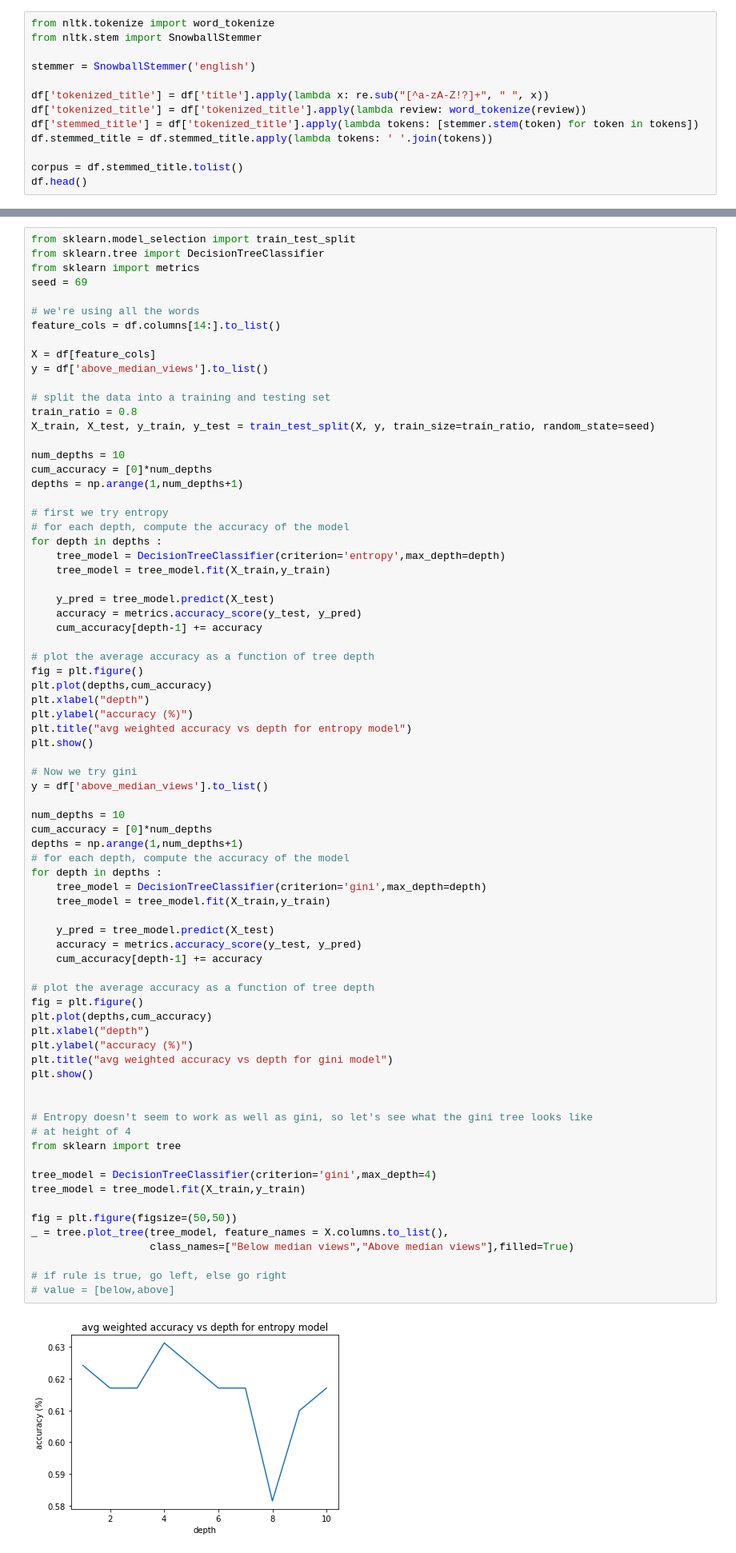
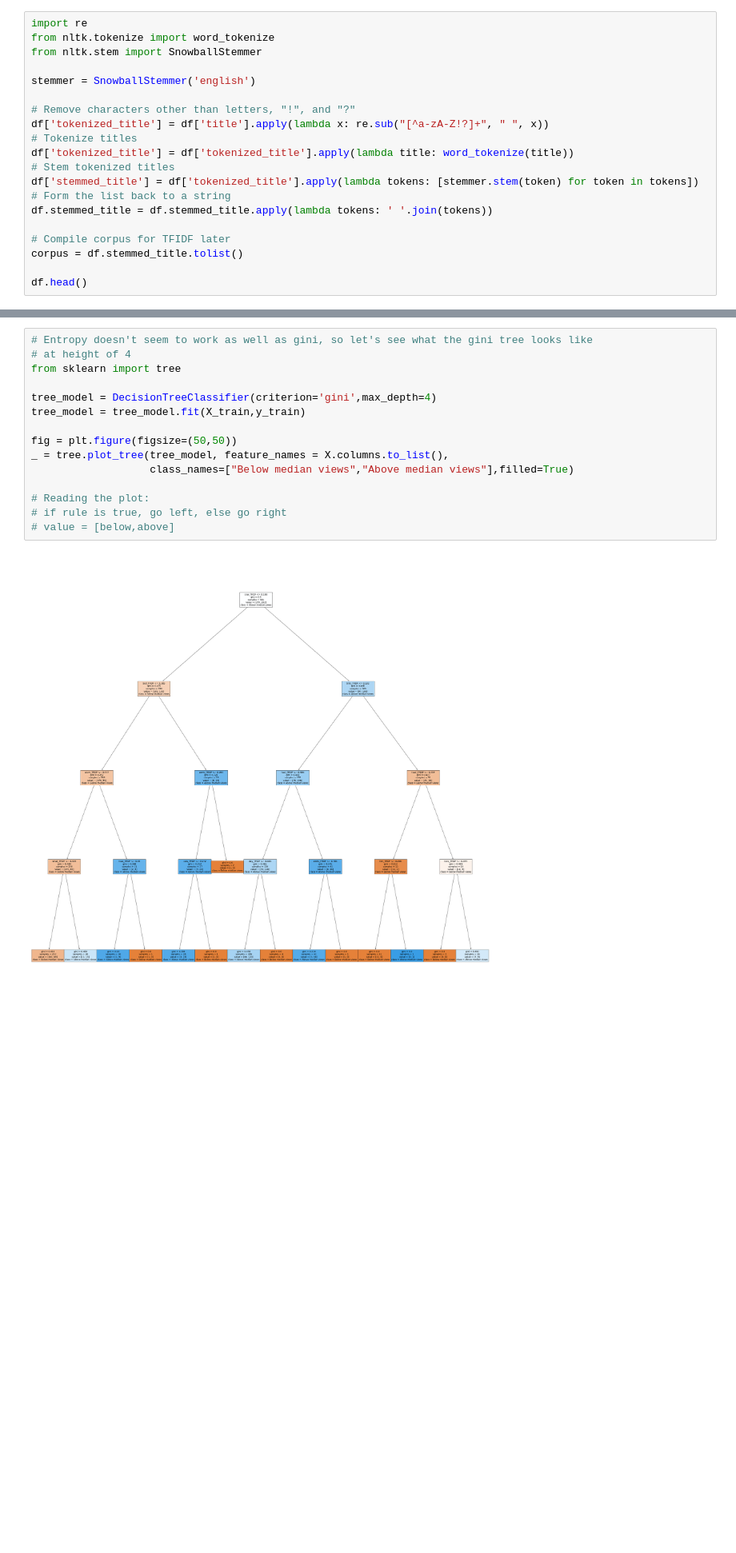
Before and after one commit to ctitus1/CMSC320-Final, a Jupyter notebook: Final.ipynb, the cells around one changed output, grey strips where cells are left out. Shown: that part at 80% size. Drawn from its saved outputs; the diff is of its cells as text; blank space fills up the shorter version.

```diff
--- a/Final.ipynb
+++ b/Final.ipynb
@@ -235,17 +265,24 @@ Step 4: Process titles
 
 This step I reduce the words to their semantic meaning to make it easier to learn on them. I'll prep the titles for tokenization by removing characters other than letters, "!", and "?".
 # %%
+import re
 from nltk.tokenize import word_tokenize
 from nltk.stem import SnowballStemmer
 
 stemmer = SnowballStemmer('english')
 
+# Remove characters other than letters, "!", and "?"
 df['tokenized_title'] = df['title'].apply(lambda x: re.sub("[^a-zA-Z!?]+", " ", x))
-df['tokenized_title'] = df['tokenized_title'].apply(lambda review: word_tokenize(review))
+# Tokenize titles
+df['tokenized_title'] = df['tokenized_title'].apply(lambda title: word_tokenize(title))
+# Stem tokenized titles
 df['stemmed_title'] = df['tokenized_title'].apply(lambda tokens: [stemmer.stem(token) for token in tokens])
+# Form the list back to a string
 df.stemmed_title = df.stemmed_title.apply(lambda tokens: ' '.join(tokens))
 
+# Compile corpus for TFIDF later
 corpus = df.stemmed_title.tolist()
+
 df.head()
 # %% [output]
 |  | title | views | likes | publish_time | duration | channel_name | subscribers | norm_views | quality | ... |
@@ -386,77 +497,17 @@ We want to determine which words to use in our video titles such that the video
 # %%
-from sklearn.model_selection import train_test_split
-from sklearn.tree import DecisionTreeClassifier
-from sklearn import metrics
-seed = 69
-
-# we're using all the words
-feature_cols = df.columns[14:].to_list()
-
-X = df[feature_cols]
-y = df['above_median_views'].to_list()
-
-# split the data into a training and testing set
-train_ratio = 0.8
-X_train, X_test, y_train, y_test = train_test_split(X, y, train_size=train_ratio, random_state=seed)
-
-num_depths = 10
-cum_accuracy = [0]*num_depths
-depths = np.arange(1,num_depths+1)
-
-# first we try entropy
-# for each depth, compute the accuracy of the model
-for depth in depths :
-    tree_model = DecisionTreeClassifier(criterion='entropy',max_depth=depth)
-    tree_model = tree_model.fit(X_train,y_train)
-
-    y_pred = tree_model.predict(X_test)
-    accuracy = metrics.accuracy_score(y_test, y_pred)
-    cum_accuracy[depth-1] += accuracy
-
-# plot the average accuracy as a function of tree depth
-fig = plt.figure()
-plt.plot(depths,cum_accuracy)
-plt.xlabel("depth")
-plt.ylabel("accuracy (%)")
-plt.title("avg weighted accuracy vs depth for entropy model")
-plt.show()
-
-# Now we try gini
-y = df['above_median_views'].to_list()
-
-num_depths = 10
-cum_accuracy = [0]*num_depths
-depths = np.arange(1,num_depths+1)
-# for each depth, compute the accuracy of the model
-for depth in depths :
-    tree_model = DecisionTreeClassifier(criterion='gini',max_depth=depth)
-    tree_model = tree_model.fit(X_train,y_train)
-
-    y_pred = tree_model.predict(X_test)
-    accuracy = metrics.accuracy_score(y_test, y_pred)
-    cum_accuracy[depth-1] += accuracy
-
-# plot the average accuracy as a function of tree depth
-fig = plt.figure()
-plt.plot(depths,cum_accuracy)
-plt.xlabel("depth")
-plt.ylabel("accuracy (%)")
-plt.title("avg weighted accuracy vs depth for gini model")
-plt.show()
-
-
 # Entropy doesn't seem to work as well as gini, so let's see what the gini tree looks like
 # at height of 4
 from sklearn import tree
 
 tree_model = DecisionTreeClassifier(criterion='gini',max_depth=4)
 tree_model = tree_model.fit(X_train,y_train)
 
 fig = plt.figure(figsize=(50,50))
 _ = tree.plot_tree(tree_model, feature_names = X.columns.to_list(),
                    class_names=["Below median views","Above median views"],filled=True)
 
+# Reading the plot:
 # if rule is true, go left, else go right
 # value = [below,above]
 # %% [output]
-[figure, old version]
+[figure, new version]
```
Also changed, not shown: parts of 30 cells of this notebook.
